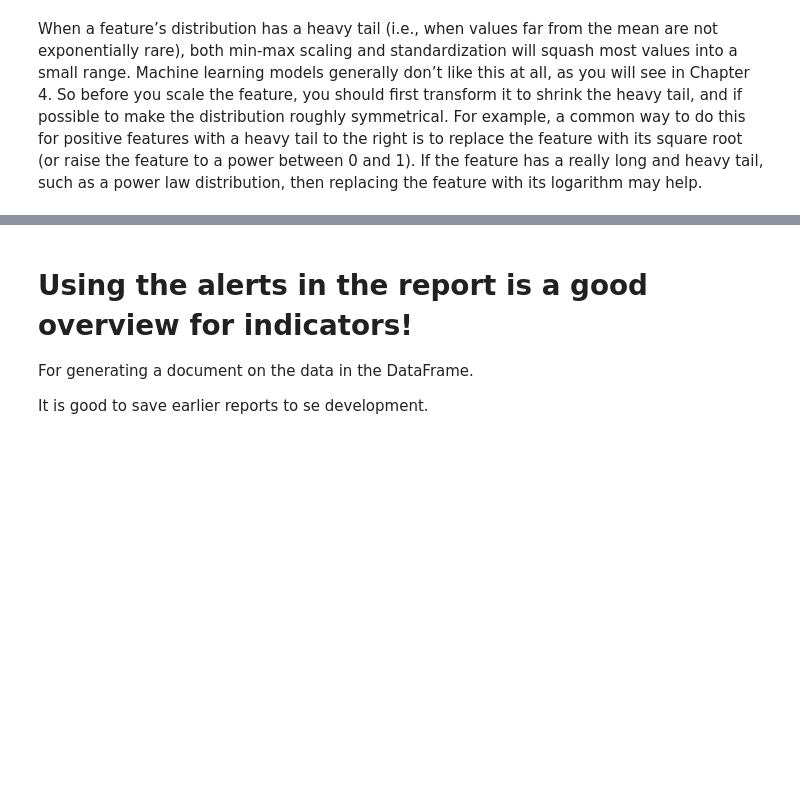
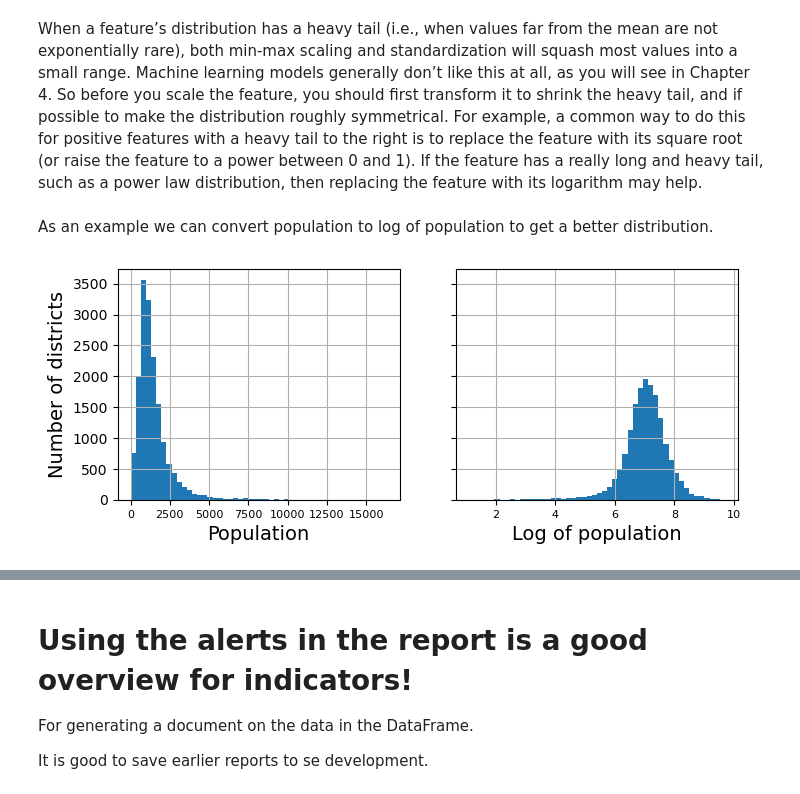
Before and after one commit to TimoSR/AppliedAI, a Jupyter notebook: lectures/chapter_7_eTe/ML_example_eTe.ipynb, the cells around one changed output, grey strips where cells are left out. Saved outputs shown, nothing was run; the diff lists cells and outputs as text; code cells hidden in the pictures; blank space fills up the shorter version.

```diff
--- a/lectures/chapter_7_eTe/ML_example_eTe.ipynb
+++ b/lectures/chapter_7_eTe/ML_example_eTe.ipynb
@@ -811,3 +811,15 @@ symmetrical. For example, a common way to do this for positive features with a h
 tail to the right is to replace the feature with its square root (or raise the feature to
 a power between 0 and 1). If the feature has a really long and heavy tail, such as a
 power law distribution, then replacing the feature with its logarithm may help.
+# %% [markdown]
+As an example we can convert population to log of population to get a better distribution.
+# %%
+fig, axs = plt.subplots(1, 2, figsize=(8, 3), sharey=True)
+housing_sample["population"].hist(ax=axs[0], bins=50)
+housing_sample["population"].apply(np.log).hist(ax=axs[1], bins=50)
+axs[0].set_xlabel("Population")
+axs[1].set_xlabel("Log of population")
+axs[0].set_ylabel("Number of districts")
+plt.show()
+# %% [output]
+[figure, added]
```
Also changed, not shown: parts of 19 cells of this notebook, 1 other file.
